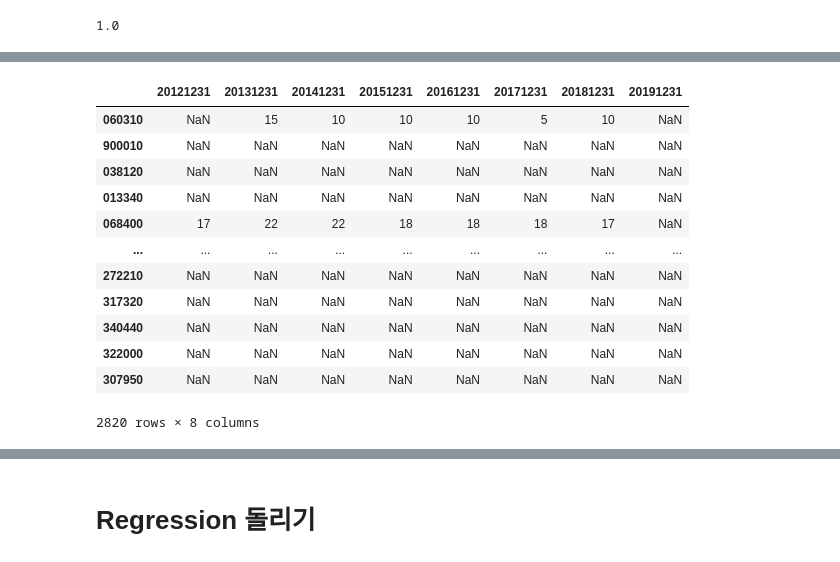
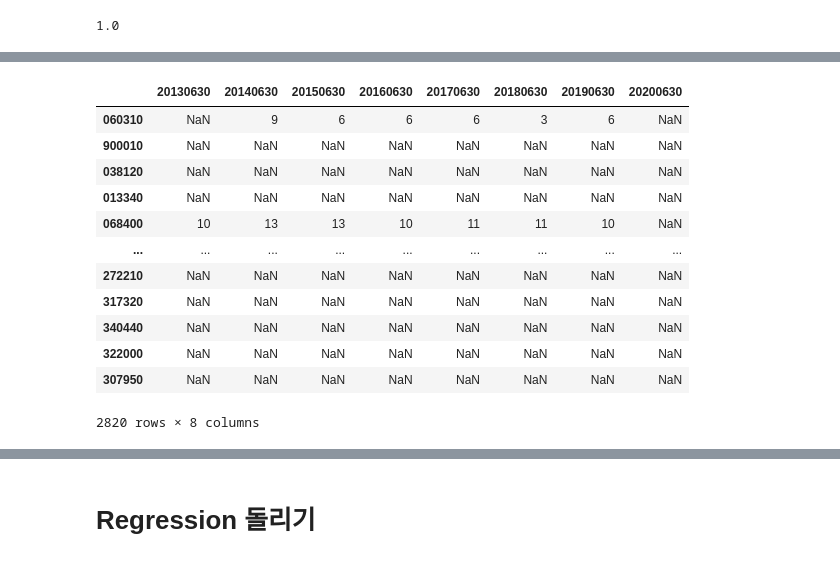
Before and after one commit to Eternity402/Factor_Investing, a Jupyter notebook: Sirius_API.ipynb, the cells around one changed output, grey strips where cells are left out. Saved outputs shown, nothing was run; the diff lists cells and outputs as text; code cells hidden in the pictures.

```diff
--- a/Sirius_API.ipynb
+++ b/Sirius_API.ipynb
@@ -612,4 +609,4 @@ def make_portfolio(pfo, factor, market_bp= 'All', breakpoint=[0.5]):
             new_df.iloc[:,i].loc[pfo_mask.index] = pfo_mask.values[:,0]
     return new_df
 # %%
-hml_on_size = make_portfolio(size_mask, shift_date_quarter(equity/size[0],2), breakpoint = [0.2, 0.4,0.6,0.8])
+hml_on_size = make_portfolio(size_mask, shift_date_quarter(equity/size[0],2), breakpoint = [0.3,0.7])
@@ -716,12 +691,12 @@ size_mask
 # %%
-serialize_pfo([size_mask, hml_on_size])
+serialize_pfo([shift_date_quarter(size_mask, 2), hml_on_size])
 # %% [output]
-|  | 20121231 | 20131231 | 20141231 | 20151231 | 20161231 | 20171231 | 20181231 | 20191231 |
-| 060310 | NaN | 15 | 10 | 10 | 10 | 5 | 10 | NaN |
+|  | 20130630 | 20140630 | 20150630 | 20160630 | 20170630 | 20180630 | 20190630 | 20200630 |
+| 060310 | NaN | 9 | 6 | 6 | 6 | 3 | 6 | NaN |
 | 900010 | NaN | NaN | NaN | NaN | NaN | NaN | NaN | NaN |
 | 038120 | NaN | NaN | NaN | NaN | NaN | NaN | NaN | NaN |
 | 013340 | NaN | NaN | NaN | NaN | NaN | NaN | NaN | NaN |
-| 068400 | 17 | 22 | 22 | 18 | 18 | 18 | 17 | NaN |
+| 068400 | 10 | 13 | 13 | 10 | 11 | 11 | 10 | NaN |
 | ... | ... | ... | ... | ... | ... | ... | ... | ... |
 | 272210 | NaN | NaN | NaN | NaN | NaN | NaN | NaN | NaN |
 | 317320 | NaN | NaN | NaN | NaN | NaN | NaN | NaN | NaN |
```
Also changed, not shown: parts of 15 cells of this notebook.
